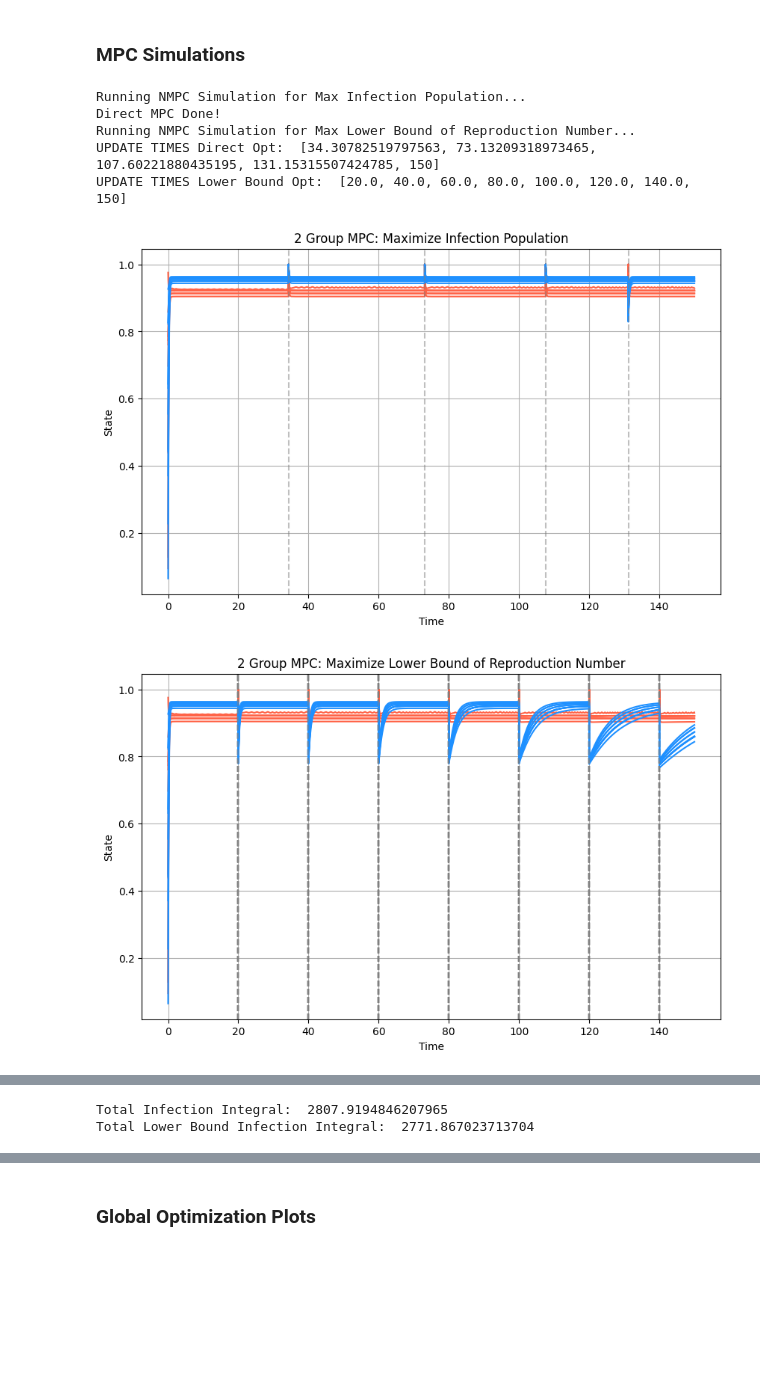
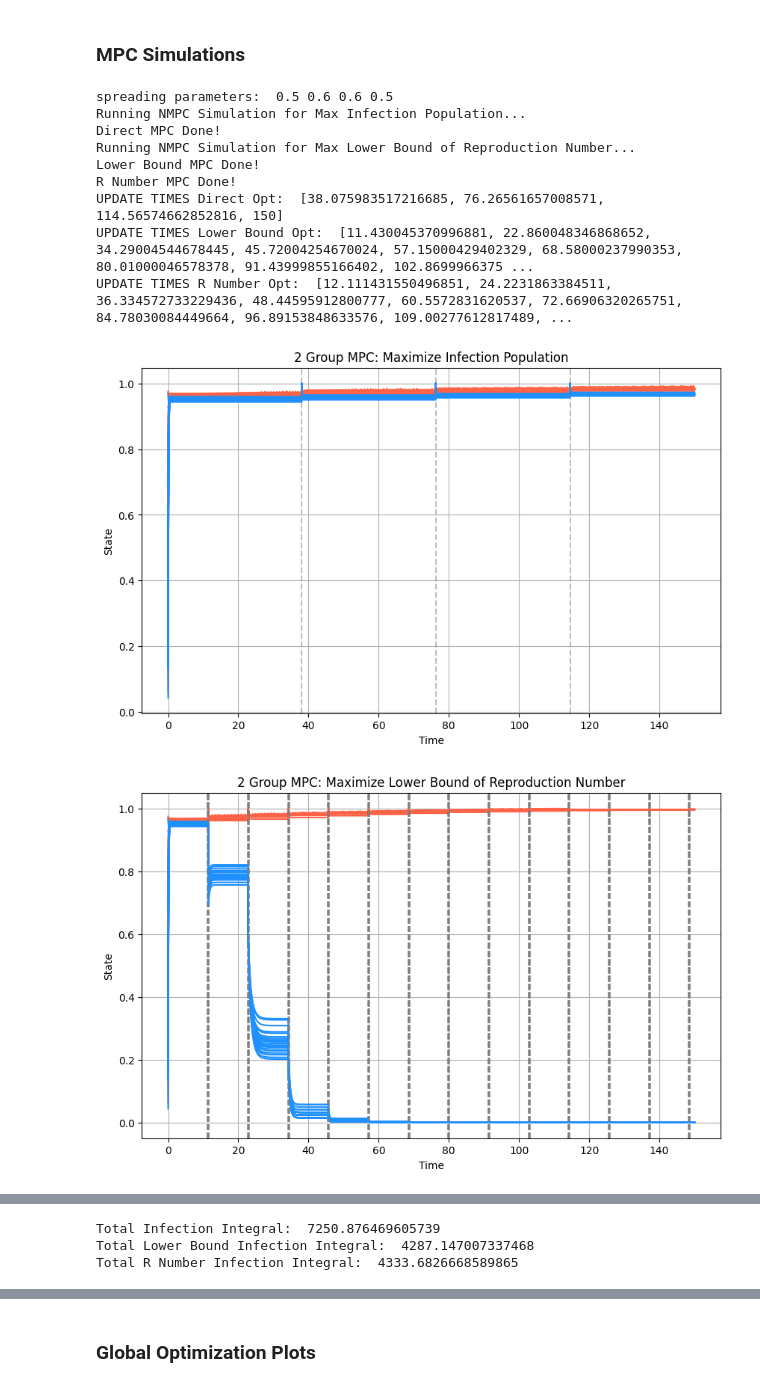
Before and after one commit to Jw1836/HybridNetworkModel, a Jupyter notebook: NMPC.ipynb, the cells around one changed output, grey strips where cells are left out. Drawn from its saved outputs; the diff is of its cells as text; code cells hidden in the pictures; blank space fills up the shorter version.

```diff
--- a/NMPC.ipynb
+++ b/NMPC.ipynb
@@ -686,8 +1026,8 @@ print("PARAMETERS: \n")
 print("Group 1: g1 = {}, u1 = {}, p_max1 = {}".format(g1, u1, p_max1))
 print("Group 2: g2 = {}, u2 = {}, p_max2 = {}".format(g2, u2, p_max2))
 #make the adjacency matrix for the network ER graph
-n1 = 10
-n2 = 10
+n1 = 25
+n2 = 25
 n = n1 + n2 #number nodes
 
 # #p = 0.05
@@ -699,7 +1039,7 @@ n = n1 + n2 #number nodes
 sizes = [n1, n2]
 
 # Define connection probabilities
-p_within = 0.9   # High probability for diagonal blocks (dense/strongly connected)
+p_within = 0.9  # High probability for diagonal blocks (dense/strongly connected)
 p_between = 0.1  # Low probability for off-diagonal blocks (sparse overall)
 
 # The probability matrix
@@ -777,10 +1117,15 @@ Group 2: g2 = 20, u2 = 40, p_max2 = 1.1
 A = nx.to_numpy_array(Graph)
 rng = np.random.default_rng(42)
 x_vec_0 = rng.uniform(0, 1, n)
-d1 = rng.uniform(0, 1,1)
-d2 = rng.uniform(0, 1,1)
-b1 = rng.uniform(0, 1,1)
-b2 = rng.uniform(0, 1,1)
+# d1 = rng.uniform(0.5, 1,1)
+# d2 = rng.uniform(0.5, 1,1)
+# b1 = rng.uniform(0, 0.2,1)
+# b2 = rng.uniform(0, 0.2,1)
+d1 = 0.5
+d2 = 0.6
+b1 = 0.6
+b2 = 0.5
+print("spreading parameters: ", d1, d2, b1, b2)
 D_vec = np.concatenate((d1 * np.ones(n1), d2 * np.ones(n2)))
 B_vec = np.concatenate((b1 * np.ones(n1), b2 * np.ones(n2)))
 
@@ -801,8 +1146,18 @@ print("Running NMPC Simulation for Max Lower Bound of Reproduction Number...")
 state_history_lower_bound, time_history_lower_bound, update_times_lower_bound, spreading_parameters_lower_bound = NMPC_simulation_lower_bound(
     x_vec_0, A, B, D, H, m=updates_per_horizon, total_time=TOTAL_TIME, customer_groups = customer_groups
     )
+print("Lower Bound MPC Done!")
+
+#now do MPC of the true reprodution number
+state_history_r_number, time_history_r_number, update_times_r_number, spreading_parameters_r_number = NMPC_simulation_r_number(
+    x_vec_0, A, B, D, H, m=updates_per_horizon, total_time=TOTAL_TIME, customer_groups = customer_groups
+    )
+print("R Number MPC Done!")
+
 print("UPDATE TIMES Direct Opt: ", update_times)
 print("UPDATE TIMES Lower Bound Opt: ", update_times_lower_bound)
+print("UPDATE TIMES R Number Opt: ", update_times_r_number)
+
 #plot the results
 plt.figure(figsize=(10, 6))
 for i in range(n):
@@ -840,39 +1195,66 @@ plt.title('2 Group MPC: Maximize Lower Bound of Reproduction Number')
 plt.grid()
 plt.show()
 
+#now plot the infected states from the r number simulation
+plt.figure(figsize=(10, 6))
+for i in range(n):
+    #if group 1 use tomato, if group 2 use dodgerblue
+    if i < n1:
+        plt.plot(time_history_r_number, state_history_r_number[:, i], label=f'Node {i+1}', color='tomato')
+    else:
+        plt.plot(time_history_r_number, state_history_r_number[:, i], label=f'Node {i+1}', color='dodgerblue')
+    #also plot the update times as vertical lines
+    for update_time in update_times_r_number[:-1]:
+        plt.axvline(x=update_time, color='gray', linestyle='--', alpha=0.5)
+plt.xlabel('Time')
+plt.ylabel('State')
+plt.title('2 Group MPC: Maximize System Reproduction Number')
+# plt.legend()
+plt.grid()
+plt.show()
+
 #also have a graph that is the total infection level over time, normalize by diving by the number of nodes
 #plot both the total infections from the lower bound sim and the max infection population sim on the same graph
 plt.figure(figsize=(10, 6))
 total_infection = np.sum(state_history, axis=1) / n
 total_infection_lower_bound = np.sum(state_history_lower_bound, axis=1) / n
 plt.plot(time_history, total_infection, label='Max Infection Population', color = "green")
 plt.plot(time_history_lower_bound, total_infection_lower_bound, label='Max Lower Bound of Reproduction Number', color = "black")
 plt.ylim(0, 1)
 plt.xlabel('Time')
 plt.ylabel('Avg Infection')
 plt.title('Avg Infection Per Node Over Time')
 plt.legend()
 plt.grid()
 # plt.savefig("BA_m_1_200_nodes.png")
 plt.show()
 
 #integrate under the curve for both total infection levels and print the results
 # for each node, do trapz integration over time and then sum the results for all nodes
 infection_total_integral = 0
 lower_bound_total_integral = 0
+r_number_total_integral = 0
 for i in range(n):
     node_infection_integral = np.trapz(state_history[:, i], time_history)
     node_infection_lower_bound_integral = np.trapz(state_history_lower_bound[:, i], time_history_lower_bound)
+    r_number_total_integral += np.trapz(state_history_r_number[:, i], time_history_r_number)
+
     infection_total_integral += node_infection_integral
     lower_bound_total_integral += node_infection_lower_bound_integral
 
+
 print("Total Infection Integral: ", infection_total_integral)
 print("Total Lower Bound Infection Integral: ", lower_bound_total_integral)
+print("Total R Number Infection Integral: ", r_number_total_integral)
 # %% [output]
+spreading parameters:  0.5 0.6 0.6 0.5
 Running NMPC Simulation for Max Infection Population...
 Direct MPC Done!
 Running NMPC Simulation for Max Lower Bound of Reproduction Number...
-UPDATE TIMES Direct Opt:  [34.30782519797563, 73.13209318973465, 107.60221880435195, 131.15315507424785, 150]
-UPDATE TIMES Lower Bound Opt:  [20.0, 40.0, 60.0, 80.0, 100.0, 120.0, 140.0, 150]
+Lower Bound MPC Done!
+R Number MPC Done!
+UPDATE TIMES Direct Opt:  [38.075983517216685, 76.26561657008571, 114.56574662852816, 150]
+UPDATE TIMES Lower Bound Opt:  [11.430045370996881, 22.860048346868652, 34.29004544678445, 45.72004254670024, 57.15000429402329, 68.58000237990353, 80.01000046578378, 91.43999855166402, 102.8699966375 ...
+UPDATE TIMES R Number Opt:  [12.111431550496851, 24.2231863384511, 36.334572733229436, 48.44595912800777, 60.5572831620537, 72.66906320265751, 84.78030084449664, 96.89153848633576, 109.00277612817489, ...
-[figure, old version]
+[figure, new version]
-[figure, old version]
+[figure, new version]
@@ -880,3 +1263,4 @@ UPDATE TIMES Lower Bound Opt:  [20.0, 40.0, 60.0, 80.0, 100.0, 120.0, 140.0, 150
-Total Infection Integral:  2807.9194846207965
-Total Lower Bound Infection Integral:  2771.867023713704
+Total Infection Integral:  7250.876469605739
+Total Lower Bound Infection Integral:  4287.147007337468
+Total R Number Infection Integral:  4333.6826668589865
 # %%
```
Also changed, not shown: parts of 19 cells of this notebook, 3 other files.
